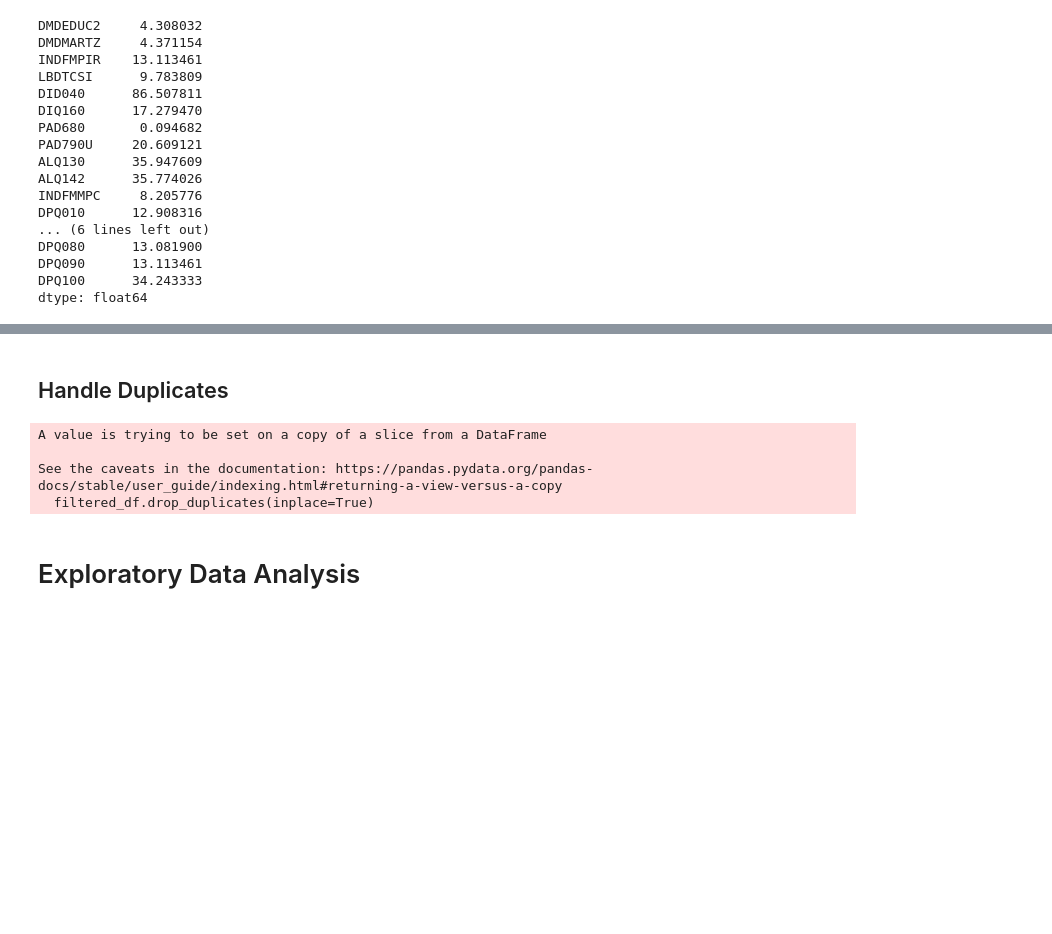
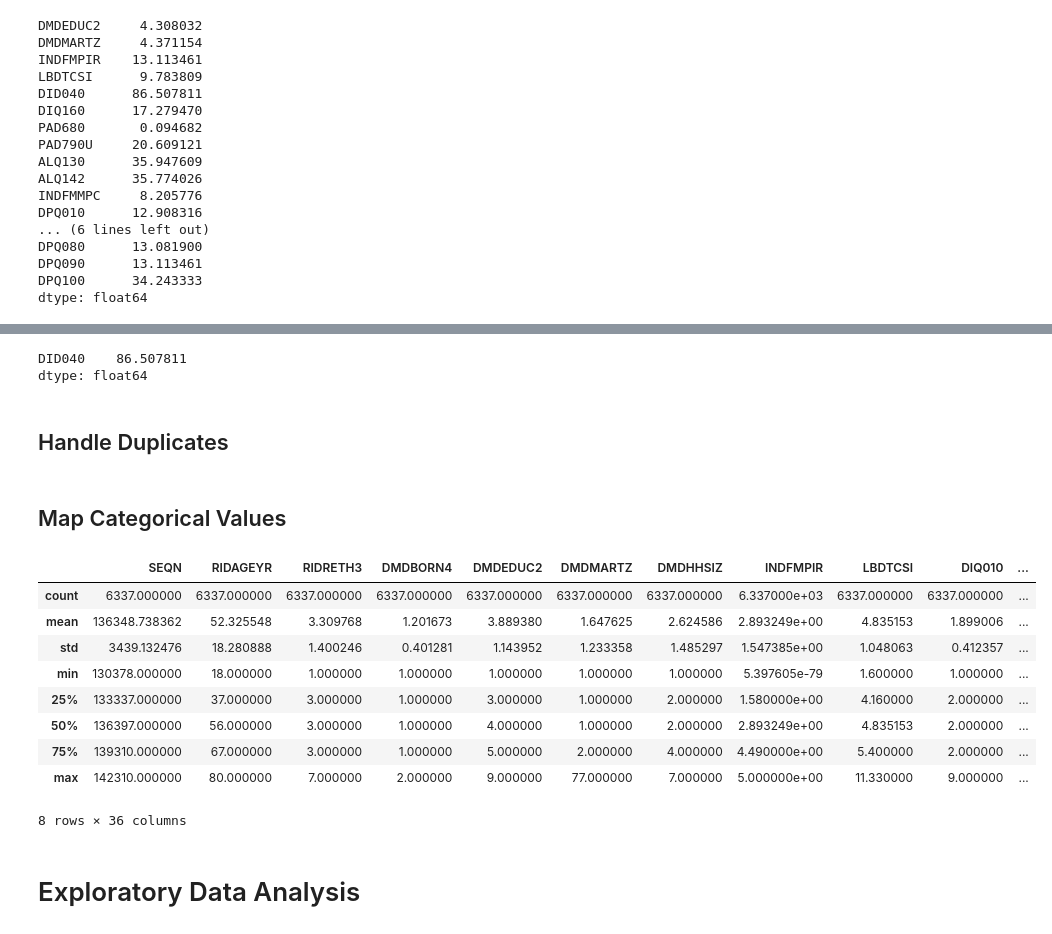
Before and after one commit to lizbethkr/Operation-Diabetes-Prevention, a Jupyter notebook: notebooks/01_data_preprocessing.ipynb, the cells around one changed output, grey strips where cells are left out. Saved outputs shown, nothing was run; the diff lists cells and outputs as text; code cells hidden in the pictures; blank space fills up the shorter version.

Commit message:
Updated data cleaning

```diff
--- a/notebooks/01_data_preprocessing.ipynb
+++ b/notebooks/01_data_preprocessing.ipynb
@@ -192,0 +207,10 @@ dtype: float64
+# %%
+fill_vals = {
+    'DMDEDUC2': filtered_df['DMDEDUC2'].mode()[0],
+    'DMDMARTZ': filtered_df['DMDMARTZ'].mode()[0],
+    'LBDTCSI': filtered_df['LBDTCSI'].mean(),
+    'PAD680': filtered_df['PAD680'].mode()[0],
+    'INDFMMPC': filtered_df['INDFMMPC'].mean(),
+}
+
+filtered_df = filtered_df.fillna(value=fill_vals)
@@ -192,0 +234,16 @@ dtype: float64
+# %%
+# Depression Screening columns values 7 'Refused' and 9 'Don't know' are considered as missing values
+dpq_cols = ['DPQ010', 'DPQ020', 'DPQ030', 'DPQ040', 'DPQ050', 'DPQ060', 'DPQ070', 'DPQ080', 'DPQ090', 'DPQ100']
+filtered_df.loc[:, dpq_cols] = filtered_df[dpq_cols].replace({7: np.nan, 9: np.nan})
+# %%
+# Impute DPQ missing values with mode
+dpq_imputer = SimpleImputer(strategy='most_frequent')
+filtered_df[dpq_cols] = dpq_imputer.fit_transform(filtered_df[dpq_cols])
+
+# Impute missing values with mean for 'INDFMPIR' (ensure it's flattened after transform)
+mean_imputer = SimpleImputer(strategy='mean')
+filtered_df['INDFMPIR'] = mean_imputer.fit_transform(filtered_df[['INDFMPIR']])
+
+# Impute missing values with mode for 'DIQ160'
+mode_imputer = SimpleImputer(strategy='most_frequent')
+filtered_df['DIQ160'] = mode_imputer.fit_transform(filtered_df[['DIQ160']]).ravel()
@@ -192,0 +260,14 @@ dtype: float64
+# %%
+# Replace 777, 999, 77, and 99 with NaN for ALQ130 and ALQ142
+filtered_df.loc[:, 'ALQ130'] = filtered_df['ALQ130'].replace([777, 999], np.nan)
+filtered_df.loc[:, 'ALQ142'] = filtered_df['ALQ142'].replace([77, 99], np.nan)
+
+# Median Imputation for ALQ130
+mean_imputer = SimpleImputer(strategy='median')
+filtered_df.loc[:, 'ALQ130'] = mean_imputer.fit_transform(filtered_df[['ALQ130']])
+
+# Mode imputation for ALQ142, PAD790U and DPQ100
+mode_imputer = SimpleImputer(strategy='most_frequent')
+filtered_df.loc[:, 'ALQ142'] = mode_imputer.fit_transform(filtered_df[['ALQ142']])
+filtered_df.loc[:, 'PAD790U'] = mode_imputer.fit_transform(filtered_df[['PAD790U']])
+filtered_df.loc[:, 'DPQ100'] = mode_imputer.fit_transform(filtered_df[['DPQ100']])
@@ -193,9 +281,12 @@ dtype: float64
+# %%
+null_percentage = filtered_df.isnull().mean() * 100
+null_percentage[null_percentage > 0]
+# %% [output]
+DID040    86.507811
+dtype: float64
 # %% [markdown]
 ## Handle Duplicates
 # %%
 filtered_df.drop_duplicates(inplace=True)
-# %% [output]
-A value is trying to be set on a copy of a slice from a DataFrame
-
-See the caveats in the documentation: https://pandas.pydata.org/pandas-docs/stable/user_guide/indexing.html#returning-a-view-versus-a-copy
-  filtered_df.drop_duplicates(inplace=True)
+# %% [markdown]
+## Map Categorical Values
@@ -202,2 +295,15 @@ See the caveats in the documentation: https://pandas.pydata.org/pandas-docs/stab
+# %%
+filtered_df.describe()
+# %% [output]
+|  | SEQN | RIDAGEYR | RIDRETH3 | DMDBORN4 | DMDEDUC2 | DMDMARTZ | DMDHHSIZ | INDFMPIR | LBDTCSI | DIQ010 | ... |
+| count | 6337.000000 | 6337.000000 | 6337.000000 | 6337.000000 | 6337.000000 | 6337.000000 | 6337.000000 | 6.337000e+03 | 6337.000000 | 6337.000000 | ... |
+| mean | 136348.738362 | 52.325548 | 3.309768 | 1.201673 | 3.889380 | 1.647625 | 2.624586 | 2.893249e+00 | 4.835153 | 1.899006 | ... |
+| std | 3439.132476 | 18.280888 | 1.400246 | 0.401281 | 1.143952 | 1.233358 | 1.485297 | 1.547385e+00 | 1.048063 | 0.412357 | ... |
+| min | 130378.000000 | 18.000000 | 1.000000 | 1.000000 | 1.000000 | 1.000000 | 1.000000 | 5.397605e-79 | 1.600000 | 1.000000 | ... |
+| 25% | 133337.000000 | 37.000000 | 3.000000 | 1.000000 | 3.000000 | 1.000000 | 2.000000 | 1.580000e+00 | 4.160000 | 2.000000 | ... |
+| 50% | 136397.000000 | 56.000000 | 3.000000 | 1.000000 | 4.000000 | 1.000000 | 2.000000 | 2.893249e+00 | 4.835153 | 2.000000 | ... |
+| 75% | 139310.000000 | 67.000000 | 3.000000 | 1.000000 | 5.000000 | 2.000000 | 4.000000 | 4.490000e+00 | 5.400000 | 2.000000 | ... |
+| max | 142310.000000 | 80.000000 | 7.000000 | 2.000000 | 9.000000 | 77.000000 | 7.000000 | 5.000000e+00 | 11.330000 | 9.000000 | ... |
+8 rows × 36 columns
 # %% [markdown]
 # Exploratory Data Analysis
```
Also changed, not shown: parts of 11 cells of this notebook, 1 other file.
